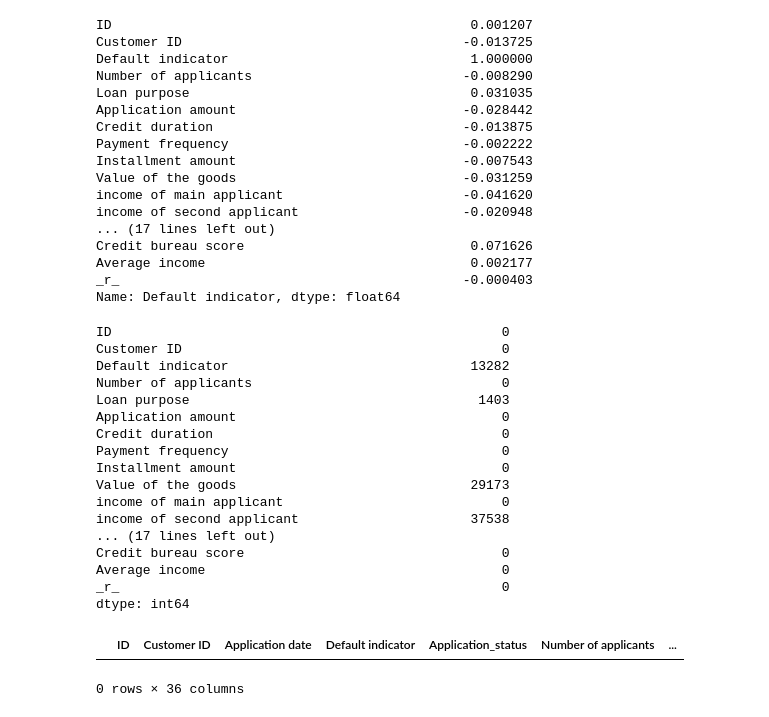
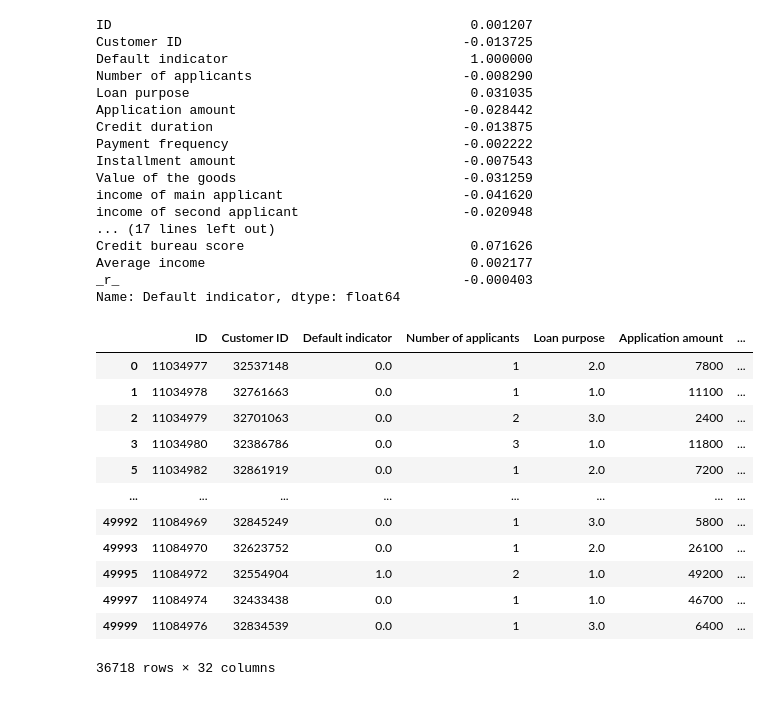
Before and after one commit to Jagodno/Pre-selection-Assignment, a Jupyter notebook: jupyter_notebooks/lukaszEda.ipynb, the cells around one changed output. Cells and saved outputs as stored; diff of their text form; code cells hidden in the pictures.

```diff
--- a/jupyter_notebooks/lukaszEda.ipynb
+++ b/jupyter_notebooks/lukaszEda.ipynb
@@ -210,28 +238,21 @@ Credit bureau score                             0.071626
 Average income                                  0.002177
 _r_                                            -0.000403
 Name: Default indicator, dtype: float64
-# %%
-dfSelected.isnull().sum()
-# %% [output]
-ID                                                  0
-Customer ID                                         0
-Default indicator                               13282
-Number of applicants                                0
-Loan purpose                                     1403
-Application amount                                  0
-Credit duration                                     0
-Payment frequency                                   0
-Installment amount                                  0
-Value of the goods                              29173
-income of main applicant                            0
-income of second applicant                      37538
-... (17 lines left out)
-Credit bureau score                                 0
-Average income                                      0
-_r_                                                 0
-dtype: int64
-# %%
-df[df['Default indicator'] == None]
-# %% [output]
-|  | ID | Customer ID | Application date | Default indicator | Application_status | Number of applicants | ... |
-0 rows × 36 columns
+# %%
+
+dfNonNull = dfSelected[~dfSelected['Default indicator'].isnull()]
+dfNonNull
+# %% [output]
+|  | ID | Customer ID | Default indicator | Number of applicants | Loan purpose | Application amount | ... |
+| 0 | 11034977 | 32537148 | 0.0 | 1 | 2.0 | 7800 | ... |
+| 1 | 11034978 | 32761663 | 0.0 | 1 | 1.0 | 11100 | ... |
+| 2 | 11034979 | 32701063 | 0.0 | 2 | 3.0 | 2400 | ... |
+| 3 | 11034980 | 32386786 | 0.0 | 3 | 1.0 | 11800 | ... |
+| 5 | 11034982 | 32861919 | 0.0 | 1 | 2.0 | 7200 | ... |
+| ... | ... | ... | ... | ... | ... | ... | ... |
+| 49992 | 11084969 | 32845249 | 0.0 | 1 | 3.0 | 5800 | ... |
+| 49993 | 11084970 | 32623752 | 0.0 | 1 | 2.0 | 26100 | ... |
+| 49995 | 11084972 | 32554904 | 1.0 | 2 | 1.0 | 49200 | ... |
+| 49997 | 11084974 | 32433438 | 0.0 | 1 | 1.0 | 46700 | ... |
+| 49999 | 11084976 | 32834539 | 0.0 | 1 | 3.0 | 6400 | ... |
+36718 rows × 32 columns
```
Also changed, not shown: parts of 4 cells of this notebook.
